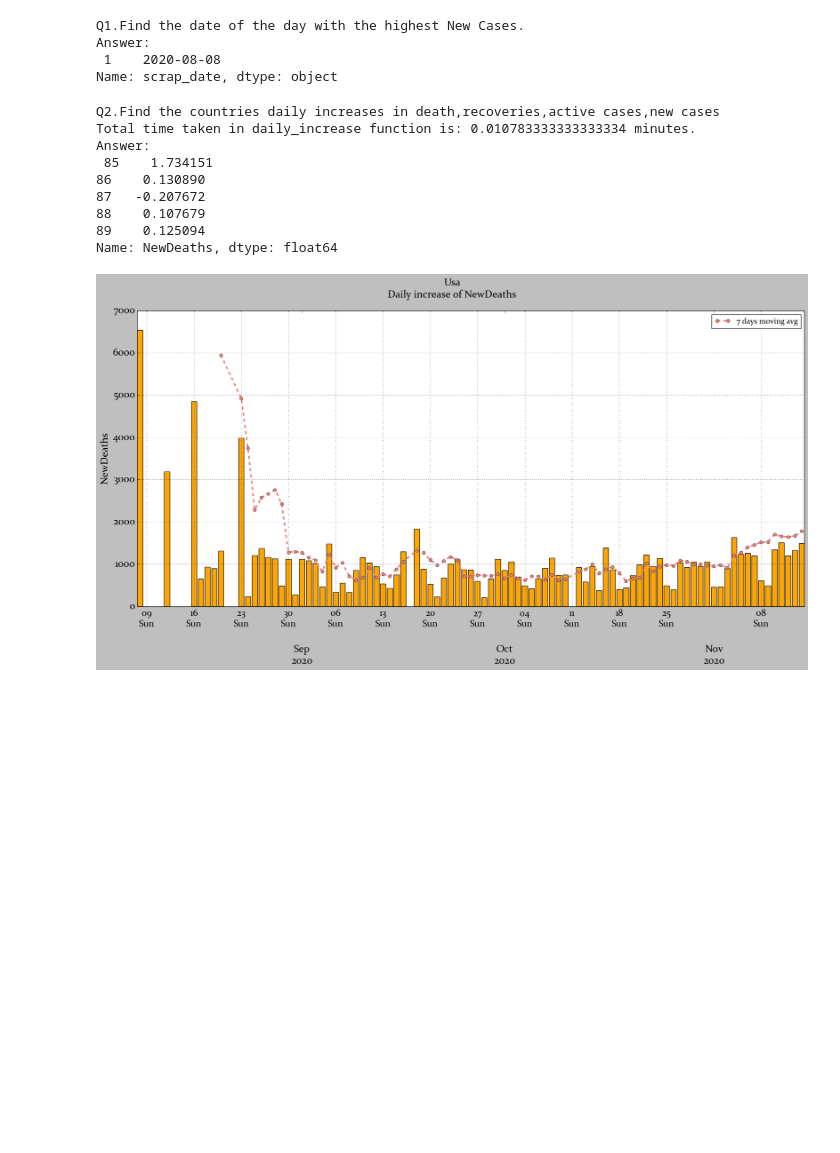
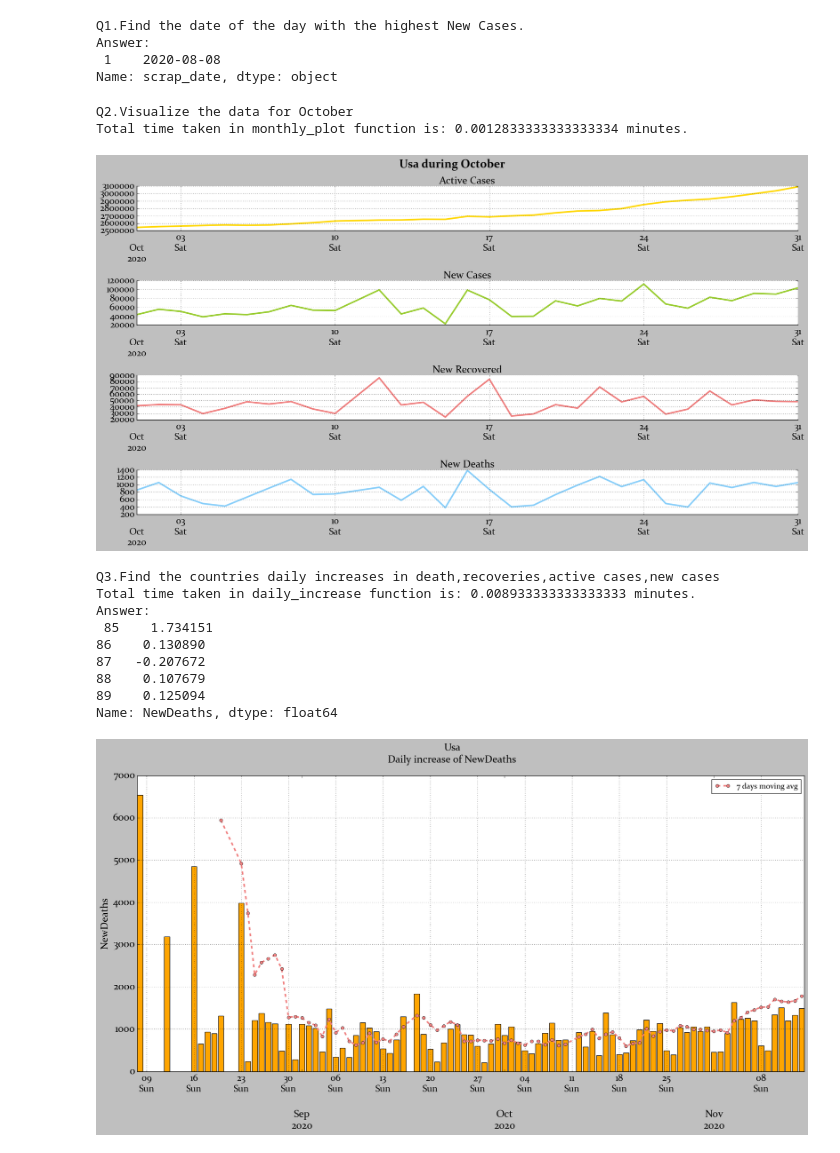
Before and after one commit to BimiLevi/Covid19, a Jupyter notebook: analysis/country_analysis.ipynb, the cells around one changed output. Cells and saved outputs as stored; diff of their text form; code cells hidden in the pictures; blank space fills up the shorter version.

```diff
--- a/analysis/country_analysis.ipynb
+++ b/analysis/country_analysis.ipynb
@@ -45,14 +45,21 @@ Q1.Find the date of the day with the highest New Cases.
 Answer:
  1    2020-08-08
 Name: scrap_date, dtype: object
+# %%
+print("Q2.Visualize the data for October")
+country.monthly_plot(['ActiveCases','NewCases','NewRecovered','NewDeaths'],10,2020)
+# %% [output]
+Q2.Visualize the data for October
+Total time taken in monthly_plot function is: 0.0012833333333333334 minutes.
+[figure, added]
 # %%
-print("Q2.Find the countries daily increases in death,recoveries,active cases,new cases")
+print("Q3.Find the countries daily increases in death,recoveries,active cases,new cases")
 death_rate = df['NewDeaths'].pct_change()
 country.daily_increase('NewDeaths', save = True)
 print('Answer:\n', death_rate.tail(5), '\n')
 # %% [output]
-Q2.Find the countries daily increases in death,recoveries,active cases,new cases
-Total time taken in daily_increase function is: 0.010783333333333334 minutes.
+Q3.Find the countries daily increases in death,recoveries,active cases,new cases
+Total time taken in daily_increase function is: 0.008933333333333333 minutes.
 Answer:
  85    1.734151
 86    0.130890
```
Also changed, not shown: parts of 6 cells of this notebook, 7 other files.
